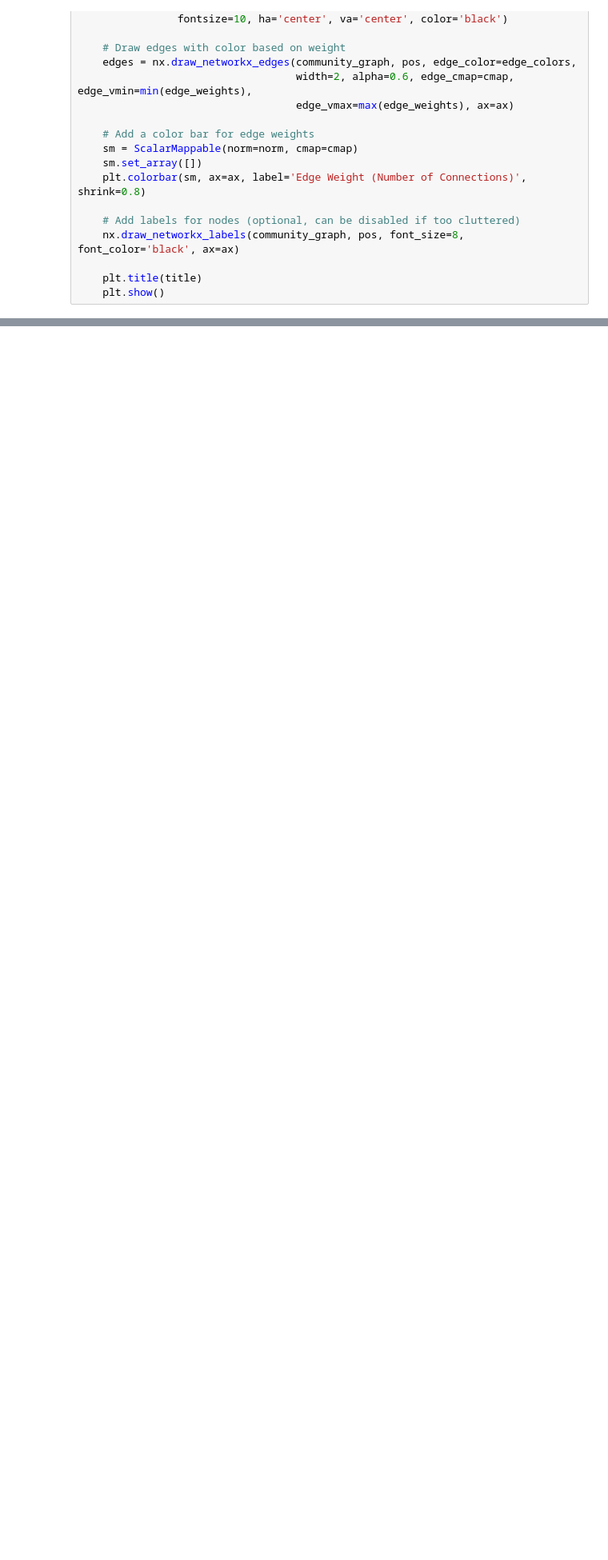
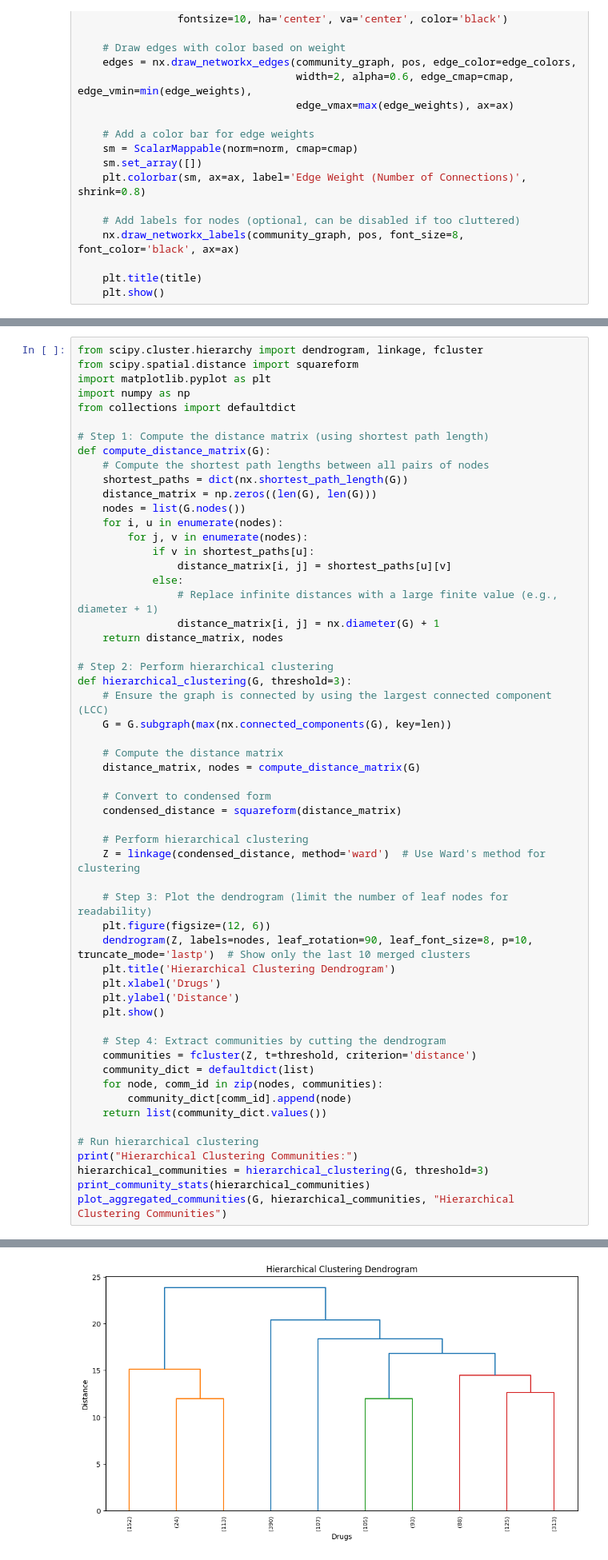
Before and after one commit to kiyoshi2000/GraphMining, a Jupyter notebook: DrugInteraction.ipynb, the cells around one changed output, grey strips where cells are left out. Shown at 80% size. Saved outputs shown, nothing was run; the diff lists cells and outputs as text; blank space fills up the shorter version.

```diff
--- a/DrugInteraction.ipynb
+++ b/DrugInteraction.ipynb
@@ -465,0 +583,57 @@ Girvan-Newman Communities:
+# %%
+from scipy.cluster.hierarchy import dendrogram, linkage, fcluster
+from scipy.spatial.distance import squareform
+import matplotlib.pyplot as plt
+import numpy as np
+from collections import defaultdict
+
+# Step 1: Compute the distance matrix (using shortest path length)
+def compute_distance_matrix(G):
+    # Compute the shortest path lengths between all pairs of nodes
+    shortest_paths = dict(nx.shortest_path_length(G))
+    distance_matrix = np.zeros((len(G), len(G)))
+    nodes = list(G.nodes())
+    for i, u in enumerate(nodes):
+        for j, v in enumerate(nodes):
+            if v in shortest_paths[u]:
+                distance_matrix[i, j] = shortest_paths[u][v]
+            else:
+                # Replace infinite distances with a large finite value (e.g., diameter + 1)
+                distance_matrix[i, j] = nx.diameter(G) + 1
+    return distance_matrix, nodes
+
+# Step 2: Perform hierarchical clustering
+def hierarchical_clustering(G, threshold=3):
+    # Ensure the graph is connected by using the largest connected component (LCC)
+    G = G.subgraph(max(nx.connected_components(G), key=len))
+
+    # Compute the distance matrix
+    distance_matrix, nodes = compute_distance_matrix(G)
+
+    # Convert to condensed form
+    condensed_distance = squareform(distance_matrix)
+
+    # Perform hierarchical clustering
+    Z = linkage(condensed_distance, method='ward')  # Use Ward's method for clustering
+
+    # Step 3: Plot the dendrogram (limit the number of leaf nodes for readability)
+    plt.figure(figsize=(12, 6))
+    dendrogram(Z, labels=nodes, leaf_rotation=90, leaf_font_size=8, p=10, truncate_mode='lastp')  # Show only the last 10 merged clusters
+    plt.title('Hierarchical Clustering Dendrogram')
+    plt.xlabel('Drugs')
+    plt.ylabel('Distance')
+    plt.show()
+
+    # Step 4: Extract communities by cutting the dendrogram
+    communities = fcluster(Z, t=threshold, criterion='distance')
+    community_dict = defaultdict(list)
+    for node, comm_id in zip(nodes, communities):
+        community_dict[comm_id].append(node)
+    return list(community_dict.values())
+
+# Run hierarchical clustering
+print("Hierarchical Clustering Communities:")
+hierarchical_communities = hierarchical_clustering(G, threshold=3)
+print_community_stats(hierarchical_communities)
+plot_aggregated_communities(G, hierarchical_communities, "Hierarchical Clustering Communities")
+# %% [output]
@@ -465,0 +641 @@ Girvan-Newman Communities:
+[figure, added]
```
Also changed, not shown: parts of 35 cells of this notebook.
